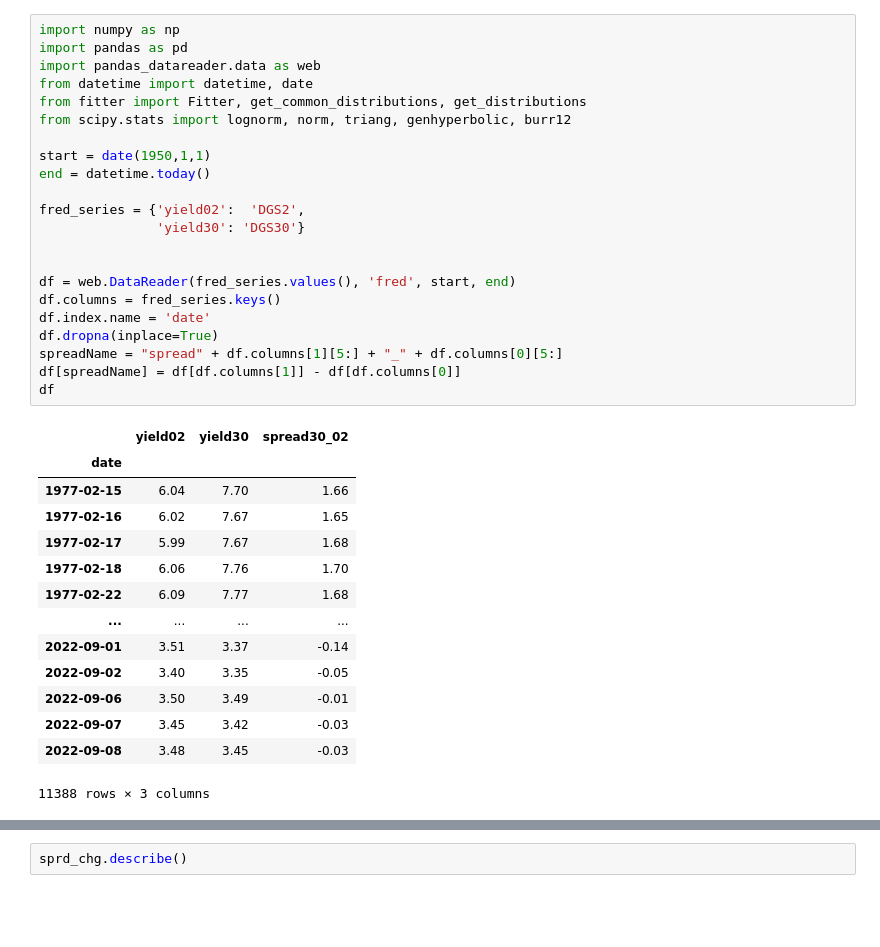
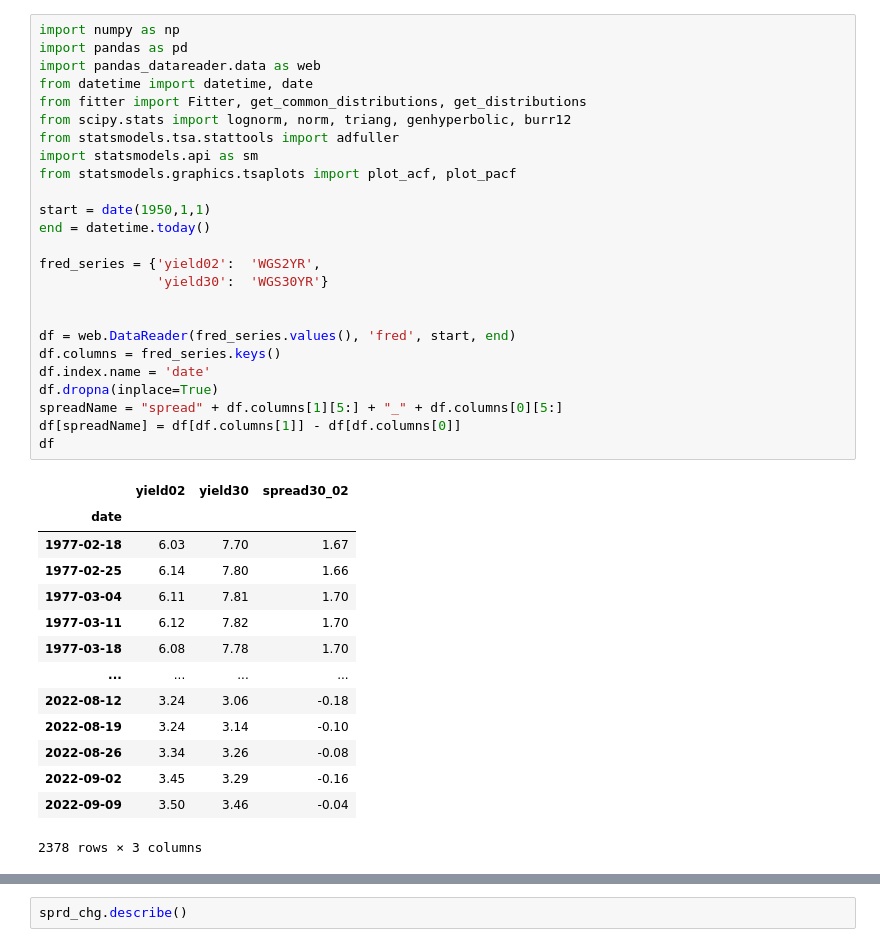
Before and after one commit to ms82494/mikekramer, a Jupyter notebook: spread change distribution.ipynb, the cells around one changed output, grey strips where cells are left out. Saved outputs shown, nothing was run; the diff lists cells and outputs as text; blank space fills up the shorter version.

```diff
--- a/spread change distribution.ipynb
+++ b/spread change distribution.ipynb
@@ -1,37 +1,40 @@
 # %%
 import numpy as np
 import pandas as pd
 import pandas_datareader.data as web
 from datetime import datetime, date
 from fitter import Fitter, get_common_distributions, get_distributions
 from scipy.stats import lognorm, norm, triang, genhyperbolic, burr12
+from statsmodels.tsa.stattools import adfuller
+import statsmodels.api as sm
+from statsmodels.graphics.tsaplots import plot_acf, plot_pacf
 
 start = date(1950,1,1)
 end = datetime.today()
 
-fred_series = {'yield02':  'DGS2',
-               'yield30': 'DGS30'}
+fred_series = {'yield02':  'WGS2YR',
+               'yield30':  'WGS30YR'}
 
 
 df = web.DataReader(fred_series.values(), 'fred', start, end)
 df.columns = fred_series.keys()
 df.index.name = 'date'
 df.dropna(inplace=True)
 spreadName = "spread" + df.columns[1][5:] + "_" + df.columns[0][5:]
 df[spreadName] = df[df.columns[1]] - df[df.columns[0]]
 df
 # %% [output]
 |  | yield02 | yield30 | spread30_02 |
 | date |  |  |  |
-| 1977-02-15 | 6.04 | 7.70 | 1.66 |
-| 1977-02-16 | 6.02 | 7.67 | 1.65 |
-| 1977-02-17 | 5.99 | 7.67 | 1.68 |
-| 1977-02-18 | 6.06 | 7.76 | 1.70 |
-| 1977-02-22 | 6.09 | 7.77 | 1.68 |
+| 1977-02-18 | 6.03 | 7.70 | 1.67 |
+| 1977-02-25 | 6.14 | 7.80 | 1.66 |
+| 1977-03-04 | 6.11 | 7.81 | 1.70 |
+| 1977-03-11 | 6.12 | 7.82 | 1.70 |
+| 1977-03-18 | 6.08 | 7.78 | 1.70 |
 | ... | ... | ... | ... |
-| 2022-09-01 | 3.51 | 3.37 | -0.14 |
-| 2022-09-02 | 3.40 | 3.35 | -0.05 |
-| 2022-09-06 | 3.50 | 3.49 | -0.01 |
-| 2022-09-07 | 3.45 | 3.42 | -0.03 |
-| 2022-09-08 | 3.48 | 3.45 | -0.03 |
+| 2022-08-12 | 3.24 | 3.06 | -0.18 |
+| 2022-08-19 | 3.24 | 3.14 | -0.10 |
+| 2022-08-26 | 3.34 | 3.26 | -0.08 |
+| 2022-09-02 | 3.45 | 3.29 | -0.16 |
+| 2022-09-09 | 3.50 | 3.46 | -0.04 |
-11388 rows × 3 columns
+2378 rows × 3 columns
```
Also changed, not shown: parts of 8 cells of this notebook, 1 other file.
